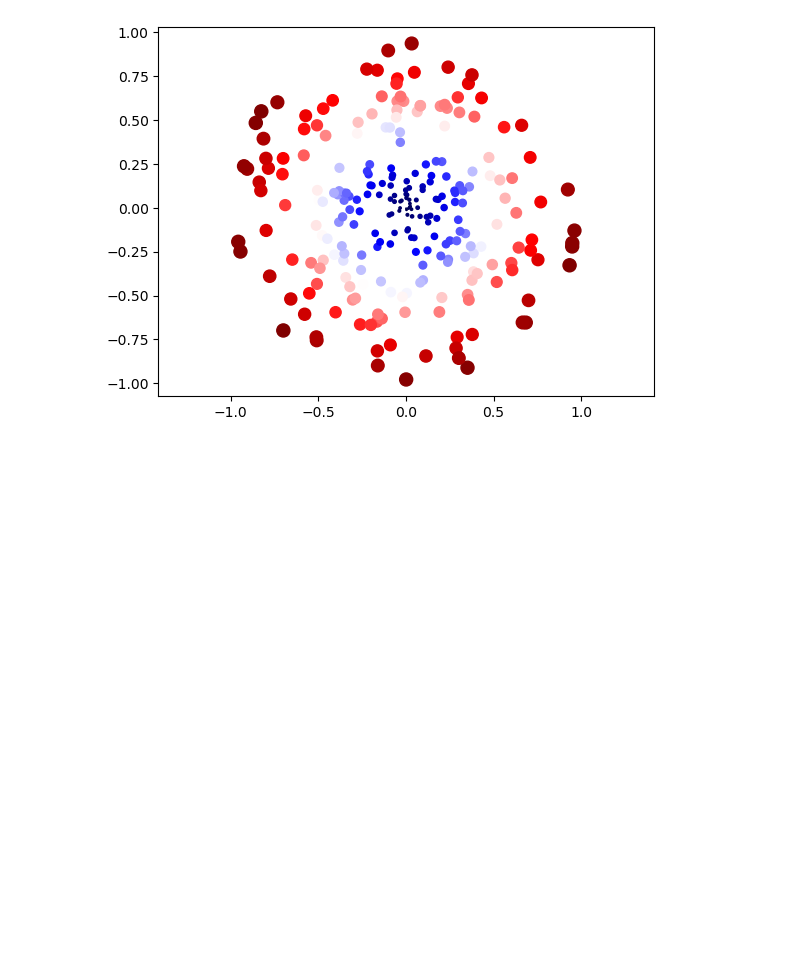
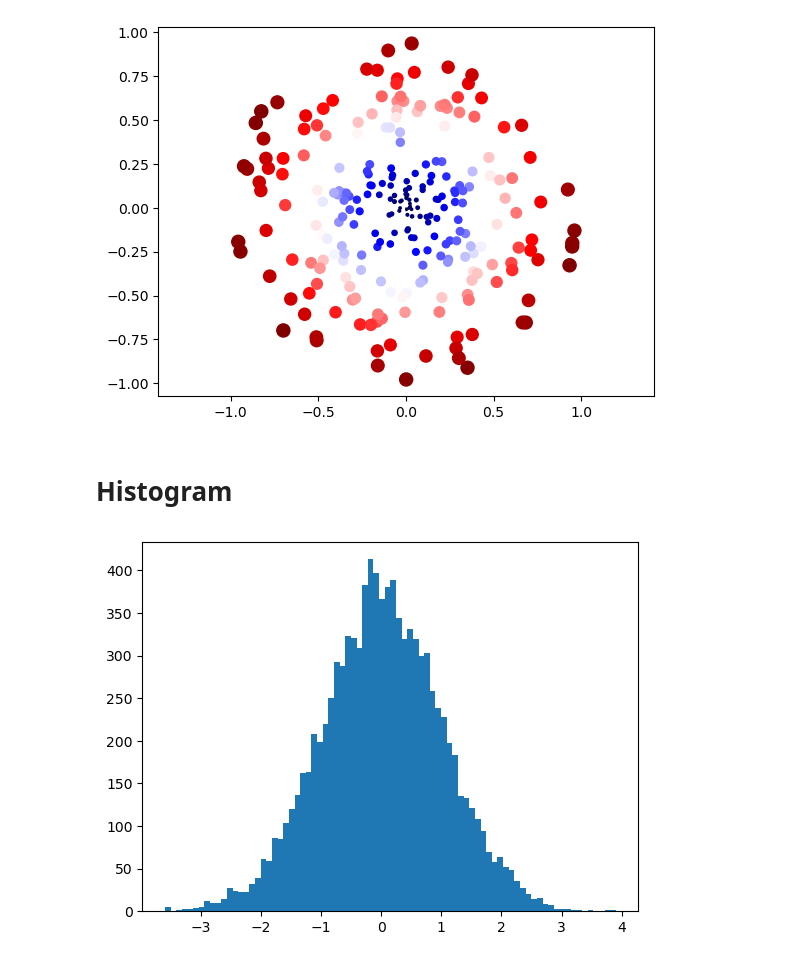
Before and after one commit to MuhammadJundullah/JCOPCourseDataScience, a Jupyter notebook: 03 - Matplotlib Intro/Part - 1 Matplotlib.ipynb, the cells around one changed output. Cells and saved outputs as stored; diff of their text form; code cells hidden in the pictures; blank space fills up the shorter version.

Commit message:
Start and finishing eps 14 Histogram

```diff
--- a/03 - Matplotlib Intro/Part - 1 Matplotlib.ipynb
+++ b/03 - Matplotlib Intro/Part - 1 Matplotlib.ipynb
@@ -78,3 +78,10 @@ plt.axis("equal")
  -1.0746107518349495,
  1.0329611279715503)
 [figure]
+# %% [markdown]
+# Histogram
+# %%
+numbers = np.random.randn(10000)
+plt.hist(numbers, bins=80);
+# %% [output]
+[figure, added]
```
Also changed, not shown: parts of 1 cell of this notebook.
